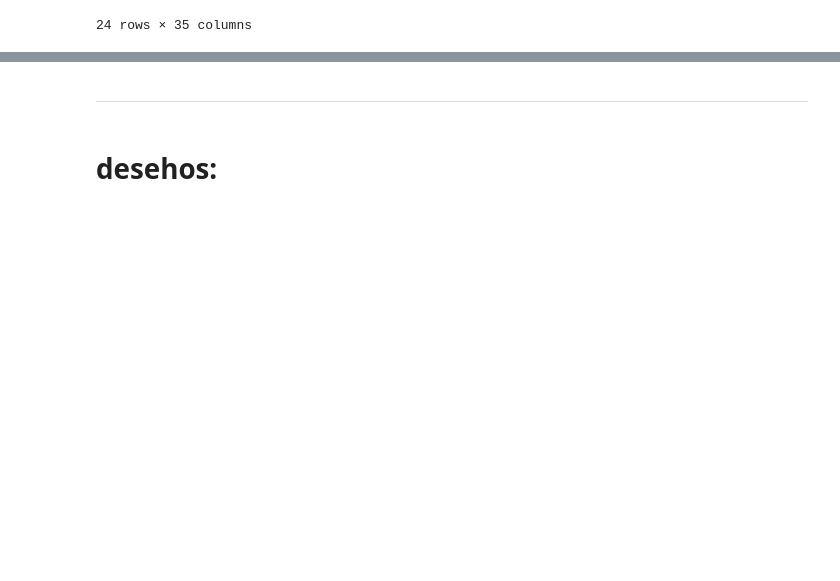
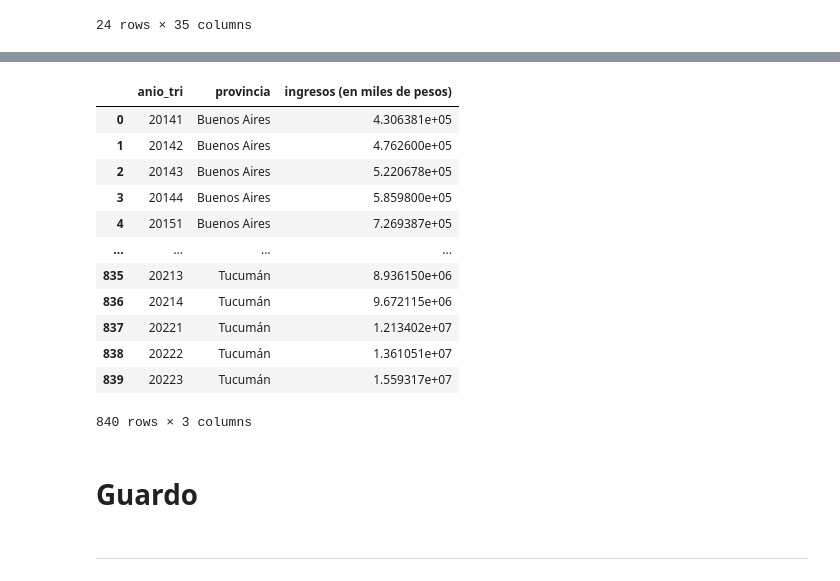
Before and after one commit to Lucaramallo/Empresa_telecomunicaciones, a Jupyter notebook: ETLs/ETL_ingresos_x_provincia_sint.ipynb, the cells around one changed output, grey strips where cells are left out. Cells and saved outputs as stored; diff of their text form; code cells hidden in the pictures; blank space fills up the shorter version.

```diff
--- a/ETLs/ETL_ingresos_x_provincia_sint.ipynb
+++ b/ETLs/ETL_ingresos_x_provincia_sint.ipynb
@@ -337,0 +326,3 @@ df_resultado_revertido.head(50) #valores chequeados, corresponden a sus respecti
+# %%
+df_resultado_2 = df_resultado_revertido.reset_index()
+df_resultado.columns.name = None
@@ -337,0 +345,24 @@ df_resultado_revertido.head(50) #valores chequeados, corresponden a sus respecti
+# %%
+df_resultado = df_resultado_2.drop('index', axis=1)
+# %%
+df_resultado = df_resultado[['anio_tri', 'provincia', 'accesos por cada 100 hogares']]
+# %%
+df_resultado = df_resultado.rename(columns={"accesos por cada 100 hogares": "ingresos (en miles de pesos)"})
+# %%
+df_resultado
+# %% [output]
+|  | anio_tri | provincia | ingresos (en miles de pesos) |
+| 0 | 20141 | Buenos Aires | 4.306381e+05 |
+| 1 | 20142 | Buenos Aires | 4.762600e+05 |
+| 2 | 20143 | Buenos Aires | 5.220678e+05 |
+| 3 | 20144 | Buenos Aires | 5.859800e+05 |
+| 4 | 20151 | Buenos Aires | 7.269387e+05 |
+| ... | ... | ... | ... |
+| 835 | 20213 | Tucumán | 8.936150e+06 |
+| 836 | 20214 | Tucumán | 9.672115e+06 |
+| 837 | 20221 | Tucumán | 1.213402e+07 |
+| 838 | 20222 | Tucumán | 1.361051e+07 |
+| 839 | 20223 | Tucumán | 1.559317e+07 |
+840 rows × 3 columns
+# %% [markdown]
+# Guardo
@@ -338,4 +371,2 @@ df_resultado_revertido.head(50) #valores chequeados, corresponden a sus respecti
 # %% [markdown]
 __________________________________________________________________________________________________________________
-# %% [markdown]
-# desehos:
```
Also changed, not shown: parts of 8 cells of this notebook, 2 other files.
